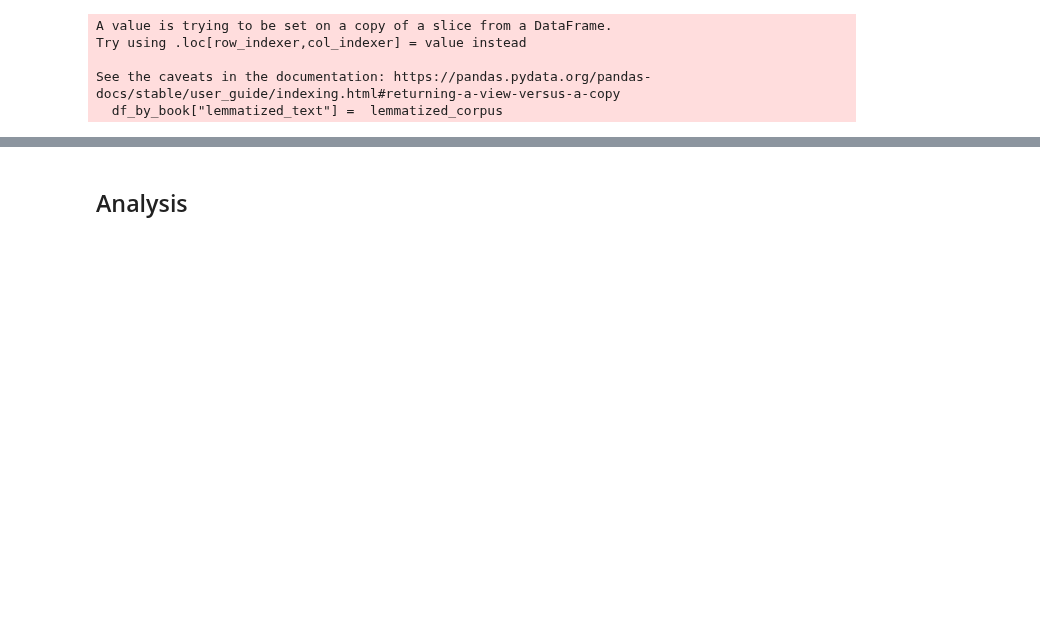
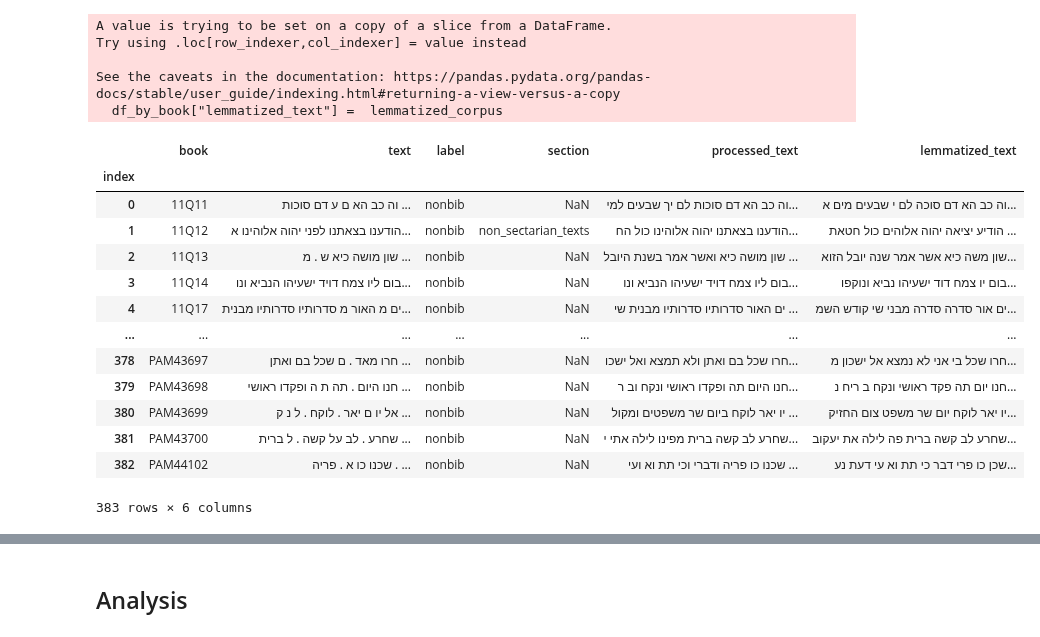
Before and after one commit to yonatanlou/QumranNLP, a Jupyter notebook: notebooks/1.1-ETL.ipynb, the cells around one changed output, grey strips where cells are left out. Cells and saved outputs as stored; diff of their text form; code cells hidden in the pictures; blank space fills up the shorter version.

Commit message:
added composition

```diff
--- a/notebooks/1.1-ETL.ipynb
+++ b/notebooks/1.1-ETL.ipynb
@@ -71,4 +71,9 @@ composition_to_book = generate_composition_to_book()
 df_by_book_by_comp =pd.merge(df_by_book, composition_to_book, on="book", how="inner")
 # %% [output]
 remove 0 null lines
+# %%
+df_by_book_w_composition = pd.merge(df_by_book, df_by_book_by_comp[["book","composition"]], on="book", how="left").drop_duplicates().reset_index()
+df_by_book_w_composition["index"]= list(range(df_by_book_w_composition.shape[0]))
+df_by_book_w_composition=df_by_book_w_composition.set_index("index")
+df_by_book = df_by_book_w_composition
 # %%
@@ -300,0 +322,17 @@ df_by_book.to_csv(r"data\full_data_nonbib_01_05_24.csv",index=False)
+# %%
+df_by_book_w_composition
+# %% [output]
+|  | book | text | label | section | processed_text | lemmatized_text |
+| index |  |  |  |  |  |  |
+| 0 | 11Q11 | וה כב הא ם ע דם סוכות ... | nonbib | NaN | וה כב הא דם סוכות לם יך שבעים למי... | וה כב הא דם סוכה לם י שבעים מים א... |
+| 1 | 11Q12 | הודענו בצאתנו לפני יהוה אלוהינו א... | nonbib | non_sectarian_texts | הודענו בצאתנו יהוה אלוהינו כול הח... | הודיע יציאה יהוה אלוהים כול חטאת ... |
+| 2 | 11Q13 | שון מושה כיא ש . מ ... | nonbib | NaN | שון מושה כיא ואשר אמר בשנת היובל ... | שון משה כיא אשר אמר שנה יובל הזוא... |
+| 3 | 11Q14 | בום ליו צמח דויד ישעיהו הנביא ונו... | nonbib | NaN | בום ליו צמח דויד ישעיהו הנביא ונו... | בום יו צמח דוד ישעיהו נביא ונוקפו... |
+| 4 | 11Q17 | ים מ האור מ סדרותיו סדרותיו מבנית... | nonbib | NaN | ים האור סדרותיו סדרותיו מבנית שי ... | ים אור סדרה סדרה מבני שי קודש השמ... |
+| ... | ... | ... | ... | ... | ... | ... |
+| 378 | PAM43697 | חרו מאד . ם שכל בם ואתן ... | nonbib | NaN | חרו שכל בם ואתן ולא תמצא ואל ישכו... | חרו שכל בי אני לא נמצא אל ישכון מ... |
+| 379 | PAM43698 | חנו היום . תה ת ה ופקדו ראושי ... | nonbib | NaN | חנו היום תה ופקדו ראושי ונקח וב ר... | חנו יום תה פקד ראושי ונקח ב ריח נ... |
+| 380 | PAM43699 | אל יו ם יאר . לוקח . ל נ ק ... | nonbib | NaN | יו יאר לוקח ביום שר משפטים ומקול ... | יו יאר לוקח יום שר משפט צום החזיק... |
+| 381 | PAM43700 | שחרע . לב על קשה . ל ברית ... | nonbib | NaN | שחרע לב קשה ברית מפינו לילה אתי י... | שחרע לב קשה ברית פה לילה את יעקוב... |
+| 382 | PAM44102 | שכנו כו א . פריה . ... | nonbib | NaN | שכנו כו פריה ודברי וכי תת וא ועי ... | שכן כו פרי דבר כי תת וא עי דעת נע... |
+383 rows × 6 columns
```
Also changed, not shown: parts of 5 cells of this notebook.
